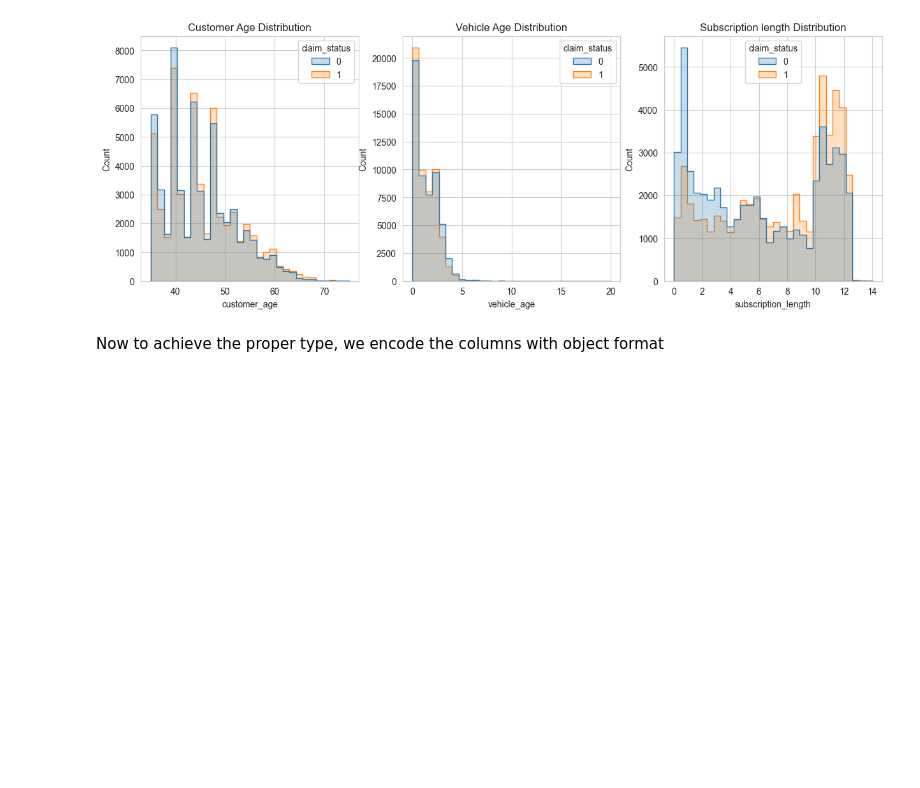
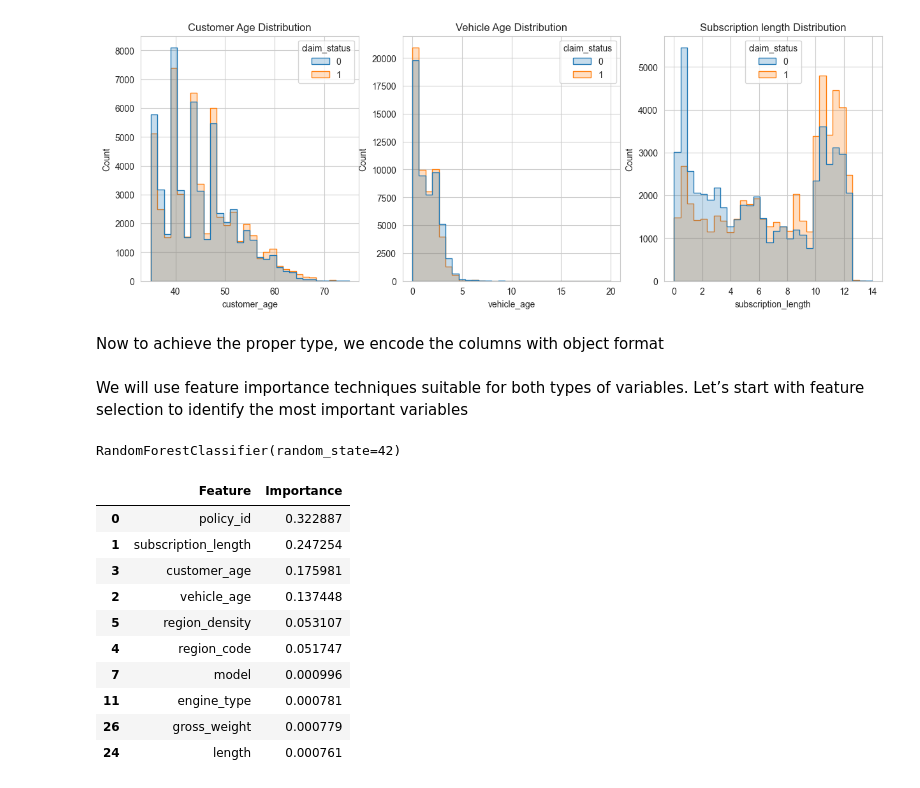
Before and after one commit to MohammadHosseinDalghi/Predicting-the-probability-of-insurance-losses, a Jupyter notebook: Main.ipynb, the cells around one changed output. Saved outputs shown, nothing was run; the diff lists cells and outputs as text; code cells hidden in the pictures; blank space fills up the shorter version.

Commit message:
Add feature selection & modeling

```diff
--- a/Main.ipynb
+++ b/Main.ipynb
@@ -228,3 +228,39 @@ Now to achieve the proper type, we encode the columns with object format
 # %%
 label_encoder = LabelEncoder()
 encoded_data = df.apply(lambda col: label_encoder.fit_transform(col) if col.dtype == 'object' else col)
+# %% [markdown]
+We will use feature importance techniques suitable for both types of variables. Let’s start with feature selection to identify the most important variables
+# %%
+X = encoded_data.drop('claim_status', axis=1)
+y = encoded_data['claim_status']
+# %%
+rf_model = RandomForestClassifier(random_state=42)
+rf_model.fit(X, y)
+# %% [output]
+RandomForestClassifier(random_state=42)
+# %%
+feature_importance = rf_model.feature_importances_
+# %%
+features_df = pd.DataFrame({
+    'Feature': X.columns,
+    'Importance': feature_importance
+})
+
+features_df = features_df.sort_values(
+    by='Importance',
+    ascending=False
+)
+# %%
+features_df.head(10)
+# %% [output]
+|  | Feature | Importance |
+| 0 | policy_id | 0.322887 |
+| 1 | subscription_length | 0.247254 |
+| 3 | customer_age | 0.175981 |
+| 2 | vehicle_age | 0.137448 |
+| 5 | region_density | 0.053107 |
+| 4 | region_code | 0.051747 |
+| 7 | model | 0.000996 |
+| 11 | engine_type | 0.000781 |
+| 26 | gross_weight | 0.000779 |
+| 24 | length | 0.000761 |
```
